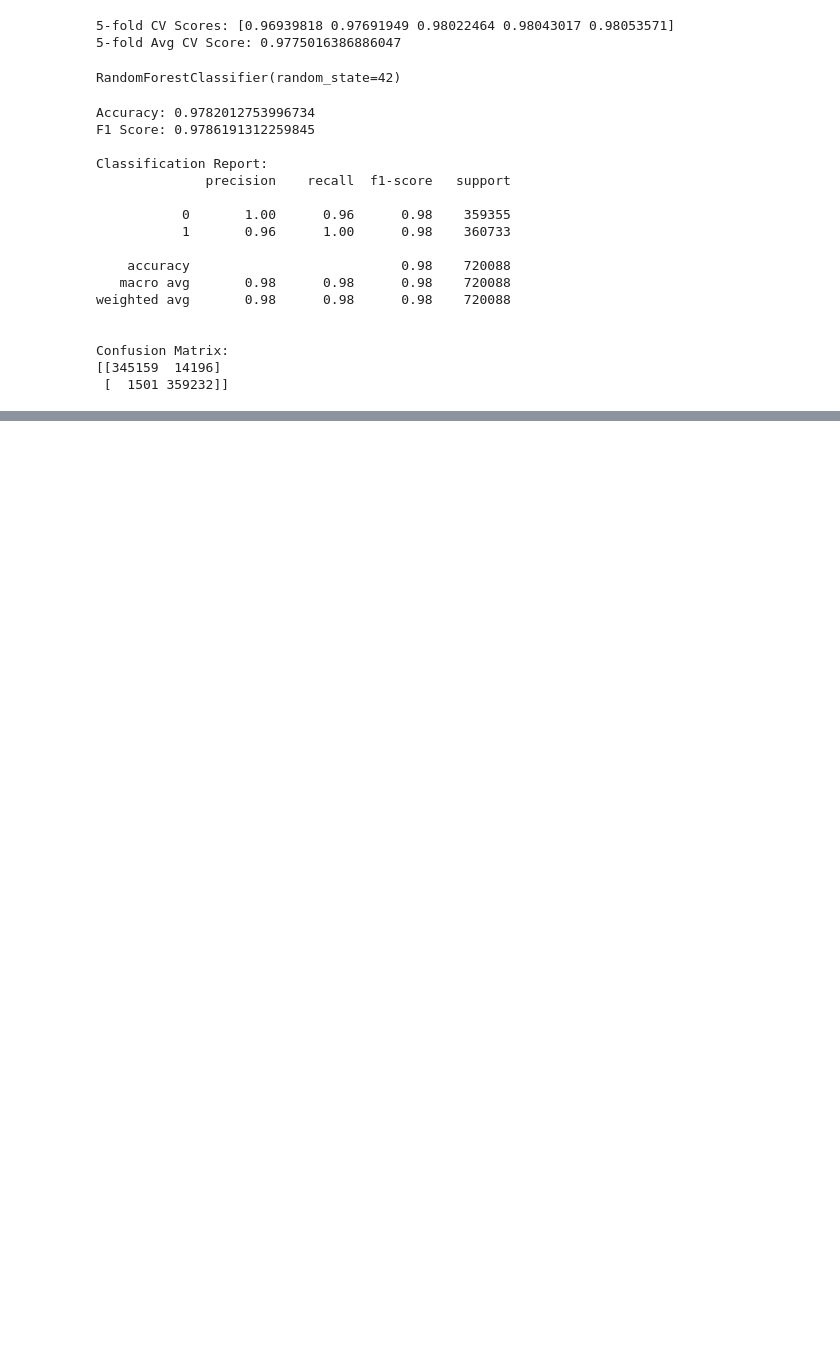
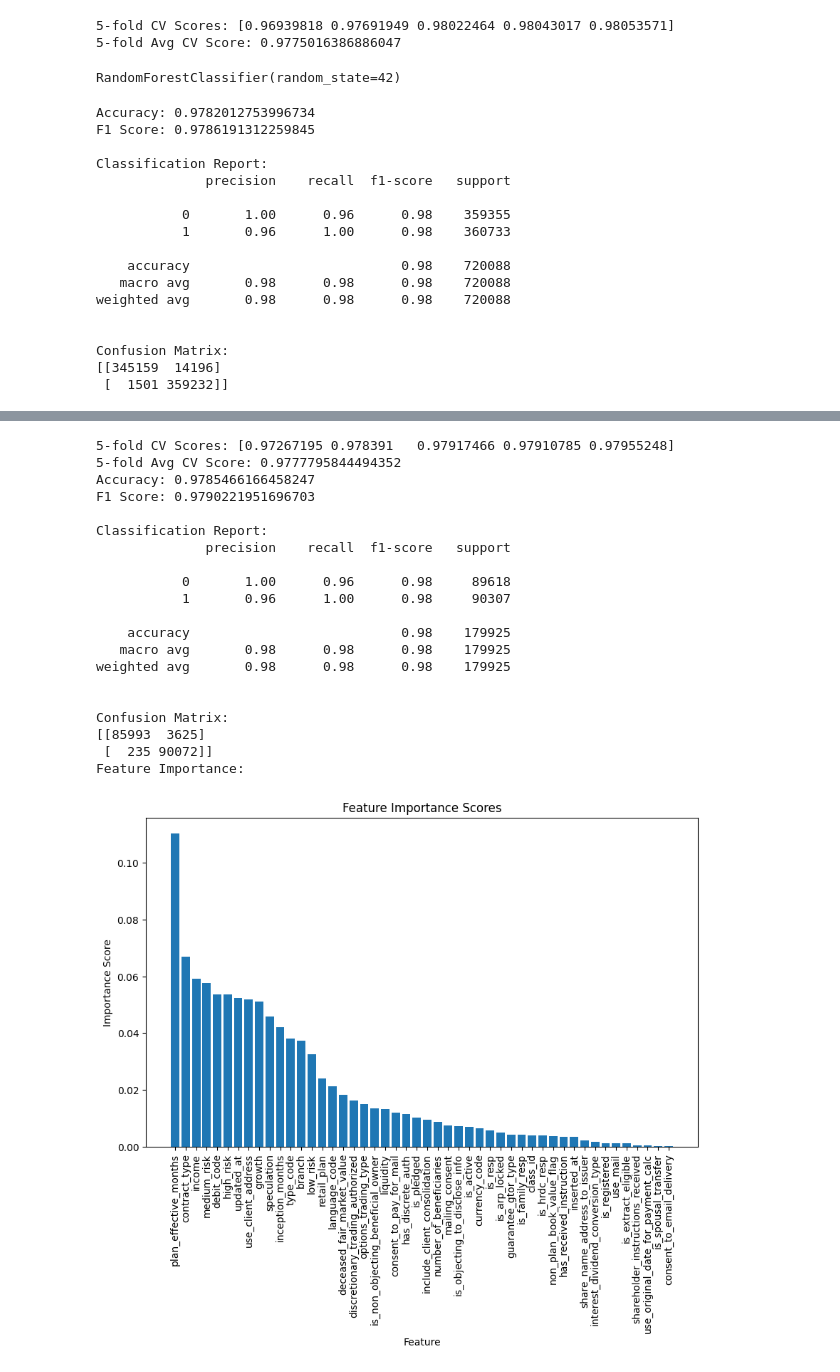
Before and after one commit to adparekh/CxC-Hackathon, a Jupyter notebook: final-hackathon.ipynb, the cells around one changed output, grey strips where cells are left out. Cells and saved outputs as stored; diff of their text form; code cells hidden in the pictures; blank space fills up the shorter version.

```diff
--- a/final-hackathon.ipynb
+++ b/final-hackathon.ipynb
@@ -406,7 +413,8 @@ train_data[['rrif_months', 'plan_effective_months', 'inception_months', 'months_
 We will encode all columns that have non-numerical values (which can be thought of as all the categorical variables). This way the models are able to easily work with the data. For most columns there are very few unique values compared to the number of instances (like 100 unique values vs ~600k instances). Because of this, lots of instances share the same value and and thus can be treated like they belong to that "category".
 # %%
 # Use the OrdinalEncoder to convert labels into values
-def encoder(df):
+
+def encoder(df, is_train = True):
     ordinal_encoder = OrdinalEncoder()
     label_encoder = LabelEncoder()
 
@@ -414,8 +422,12 @@ def encoder(df):
     to_encode = df.drop(columns=['id'], inplace=False)
 
     # Extract input features (X) and output labels (y)
-    X = to_encode.drop(columns=['label'])  # Input features
-    y = to_encode['label']  # Output labels
+    if is_train:
+      X = to_encode.drop(columns=['label'])  # Input features
+      y = to_encode['label']  # Output labels]
+    else:
+      X = to_encode
+      y = []
 
     # Identify categorical features to be encoded (excluding output label)
     categorical_features = X.select_dtypes(include=['object']).columns.tolist()
@@ -427,13 +439,13 @@ def encoder(df):
     scaler = MinMaxScaler()
     X[non_categorical_features] = scaler.fit_transform(X[non_categorical_features])
 
-    encoded_array_y = label_encoder.fit_transform(y)
-    y = pd.Series(encoded_array_y,name = "label")
+    if is_train:
+      encoded_array_y = label_encoder.fit_transform(y)
+      y = pd.Series(encoded_array_y,name = "label")
 
     return X, y
 
 X, y = encoder(train_data)
-X
 # %% [markdown]
 ### Handling Data Imbalance
 # %% [markdown]
@@ -721,0 +810,30 @@ Confusion Matrix:
+# %%
+# Drop months_last_maintenance, rrif_months, last_maintenance_user, has_multiple_name, visible_in_report from X_res
+X_res = X_res.drop(['months_last_maintenance', 'rrif_months', 'last_maintenance_user', 'has_multiple_name', 'visible_in_reports'], axis=1)
+xgb_final = xgb.XGBClassifier(random_state=42)
+cv_final = cross_val_score(xgb_final, X_res, y_res, cv=5)
+print("5-fold CV Scores:", cv_final)
+print("5-fold Avg CV Score:", cv_final.mean())
+bst_smote_final = XG_Boost(X_res, y_res, True)
+# %% [output]
+5-fold CV Scores: [0.97267195 0.978391   0.97917466 0.97910785 0.97955248]
+5-fold Avg CV Score: 0.9777795844494352
+Accuracy: 0.9785466166458247
+F1 Score: 0.9790221951696703
+
+Classification Report:
+              precision    recall  f1-score   support
+
+           0       1.00      0.96      0.98     89618
+           1       0.96      1.00      0.98     90307
+
+    accuracy                           0.98    179925
+   macro avg       0.98      0.98      0.98    179925
+weighted avg       0.98      0.98      0.98    179925
+
+
+Confusion Matrix:
+[[85993  3625]
+ [  235 90072]]
+Feature Importance:
+[figure, added]
```
Also changed, not shown: parts of 26 cells of this notebook.
